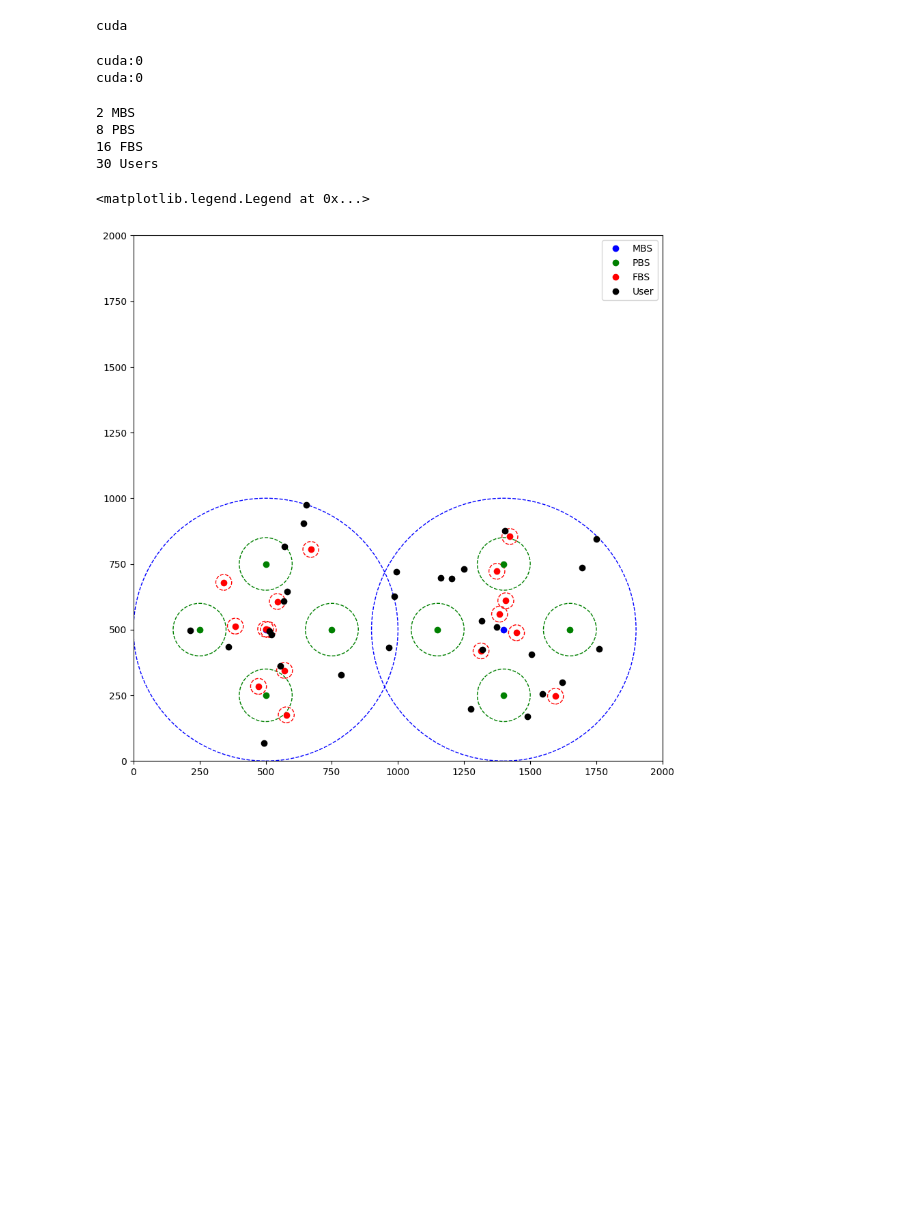
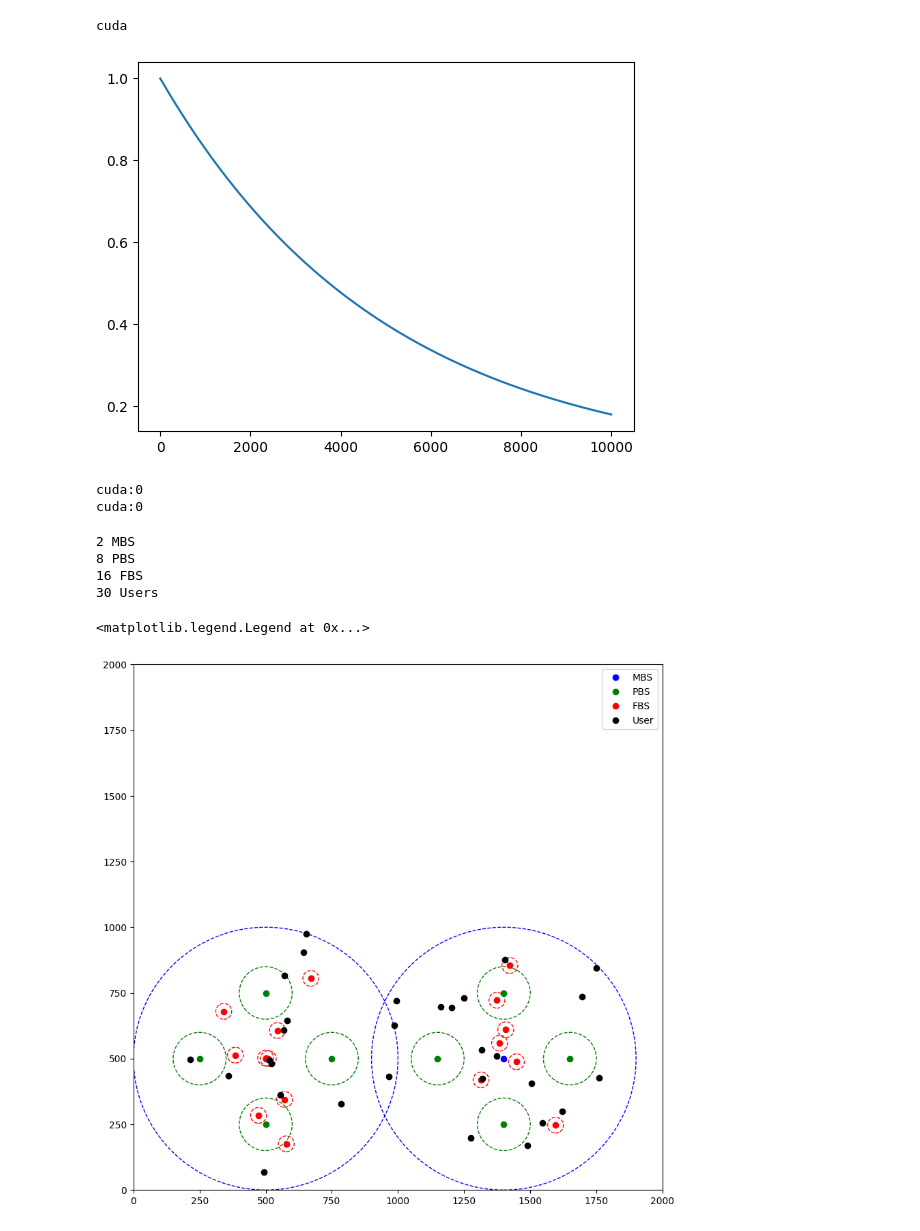
Before and after one commit to guilherme-rm/Mestrado, a Jupyter notebook: test.ipynb, the cells around one changed output. Cells and saved outputs as stored; diff of their text form; code cells hidden in the pictures; blank space fills up the shorter version.

```diff
--- a/test.ipynb
+++ b/test.ipynb
@@ -14,3 +13,16 @@ cuda
+# %%
+eps = EpsilonScheduler(1.0, 0.05, 5000, 1000)
+n_episodes=10000
+arr = []
+for i in range(0, n_episodes):
+    arr.append(eps.get_epsilon(i))
+
+x = [i for i in range(len(arr))]
+
+plt.plot(x, arr)
+plt.show()
+# %% [output]
+[figure, added]
 # %%
 path1 = 'Config/config_1.json'
 path2 = 'Config/config_2.json'
```
Also changed, not shown: parts of 4 cells of this notebook, 5 other files.
